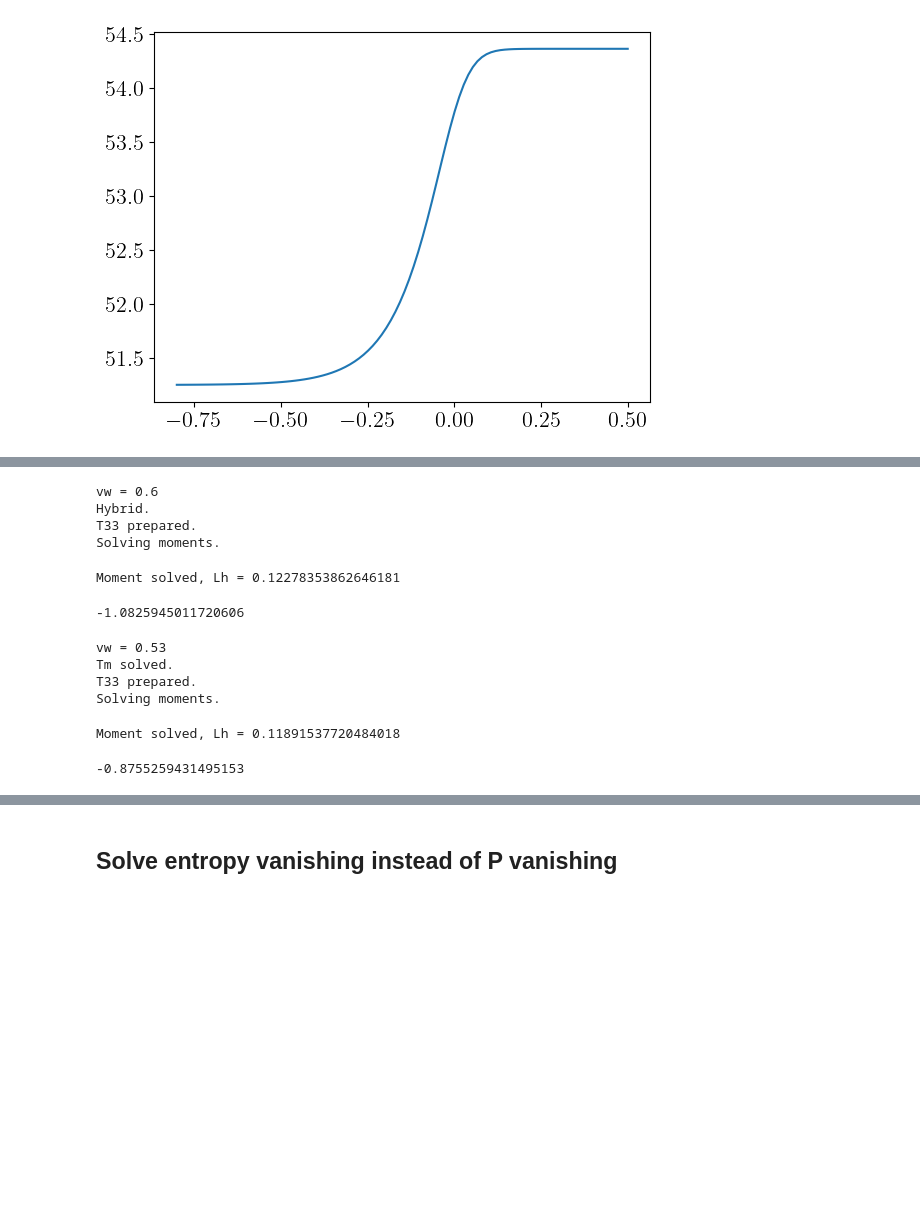
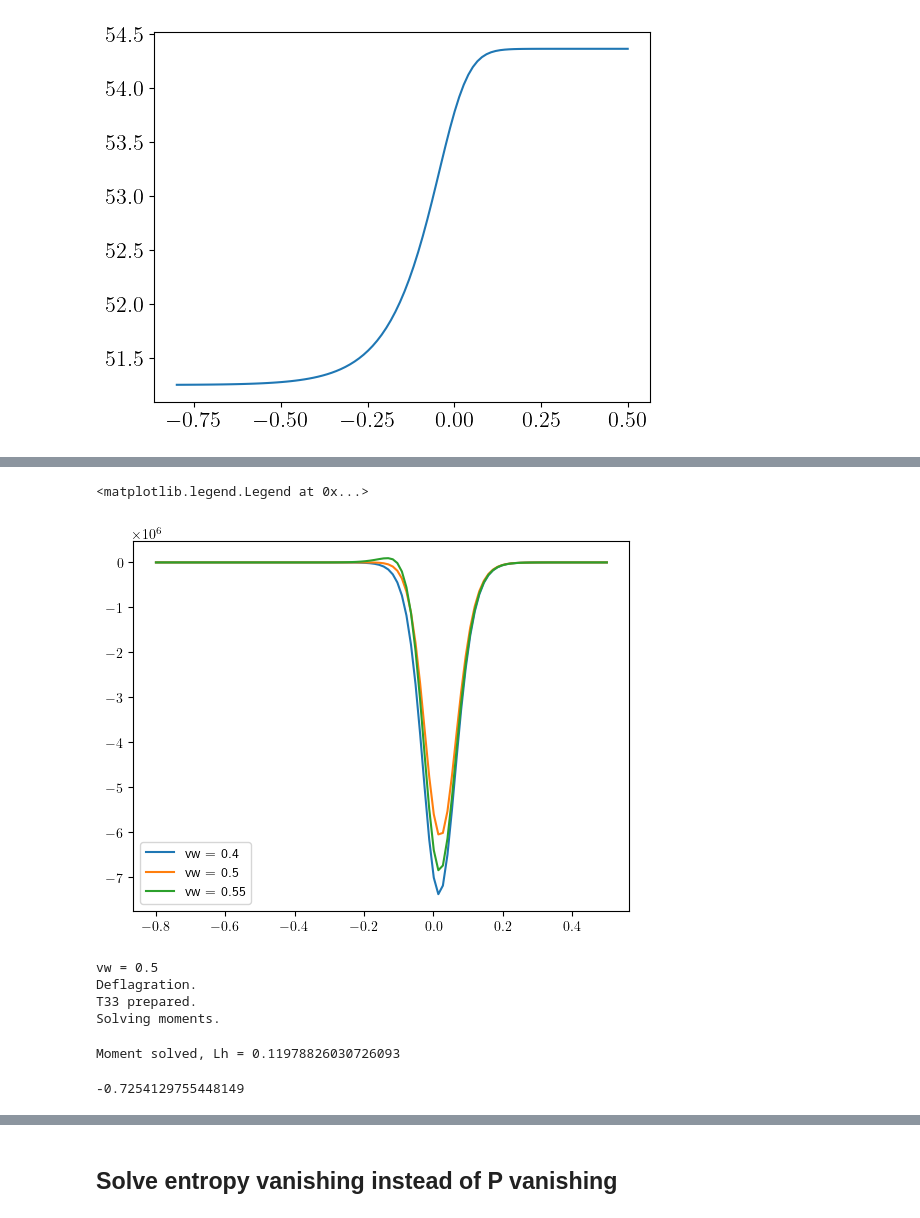
Before and after one commit to quarkquartet/Wall_velocity_LTE, a Jupyter notebook: SM/Main.ipynb, the cells around one changed output, grey strips where cells are left out. Cells and saved outputs as stored; diff of their text form; code cells hidden in the pictures; blank space fills up the shorter version.

```diff
--- a/SM/Main.ipynb
+++ b/SM/Main.ipynb
@@ -337 +400,9 @@ array([-1.12486595e+00,  2.60257517e-10])
+# %%
+for i in range(3):
+    plt.plot(z_range, integrand_list[i], label=f'vw = {vwlist[i]}')
+
+plt.legend()
+# %% [output]
+<matplotlib.legend.Legend at 0x...>
+[figure, added]
 # %%
@@ -403,23 +476,14 @@ def Ptot(vw):
     P = moments(Lsol)[0]
     return P
 # %%
-Ptot(0.6)
+Ptot(0.5)
 # %% [output]
-vw = 0.6
-Hybrid.
+vw = 0.5
+Deflagration.
 T33 prepared.
 Solving moments.
-Moment solved, Lh = 0.12278353862646181
+Moment solved, Lh = 0.11978826030726093
--1.0825945011720606
+-0.7254129755448149
-# %%
-Ptot(0.53)
-# %% [output]
-vw = 0.53
-Tm solved.
-T33 prepared.
-Solving moments.
-Moment solved, Lh = 0.11891537720484018
--0.8755259431495153
 # %%
 for i in range(len(vwlist)):
     vw = vwlist[i]
```
Also changed, not shown: parts of 23 cells of this notebook, 1 other file.
